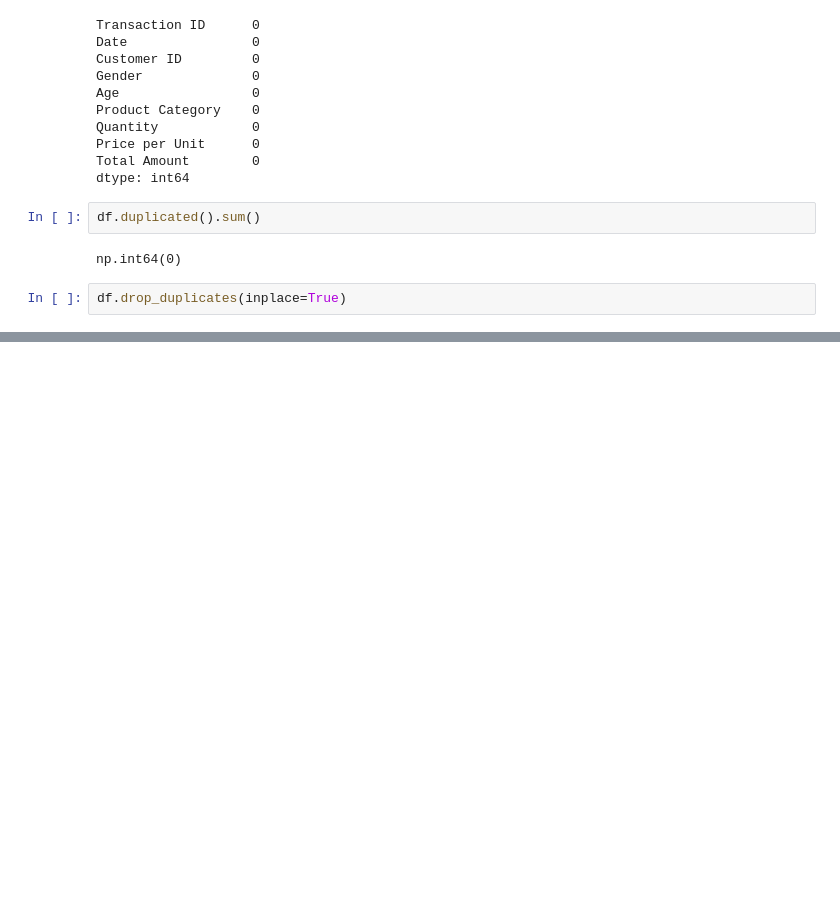
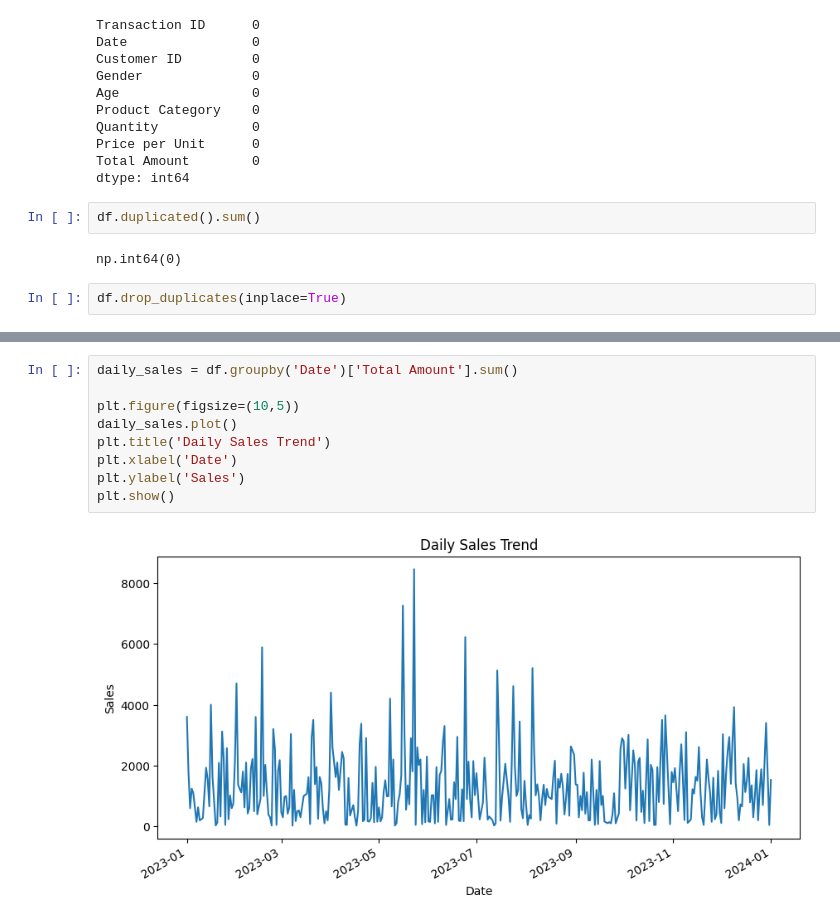
Before and after one commit to mofij1122/OIBSIP_DataAnalytics_Task1_RetailSalesEDA, a Jupyter notebook: Retail_Sales_EDA.ipynb, the cells around one changed output, grey strips where cells are left out. Saved outputs shown, nothing was run; the diff lists cells and outputs as text; blank space fills up the shorter version.

```diff
--- a/Retail_Sales_EDA.ipynb
+++ b/Retail_Sales_EDA.ipynb
@@ -65,0 +64,11 @@ NameError: name 'true' is not defined
+# %%
+daily_sales = df.groupby('Date')['Total Amount'].sum()
+
+plt.figure(figsize=(10,5))
+daily_sales.plot()
+plt.title('Daily Sales Trend')
+plt.xlabel('Date')
+plt.ylabel('Sales')
+plt.show()
+# %% [output]
+[figure, added]
```
Also changed, not shown: parts of 10 cells of this notebook.
